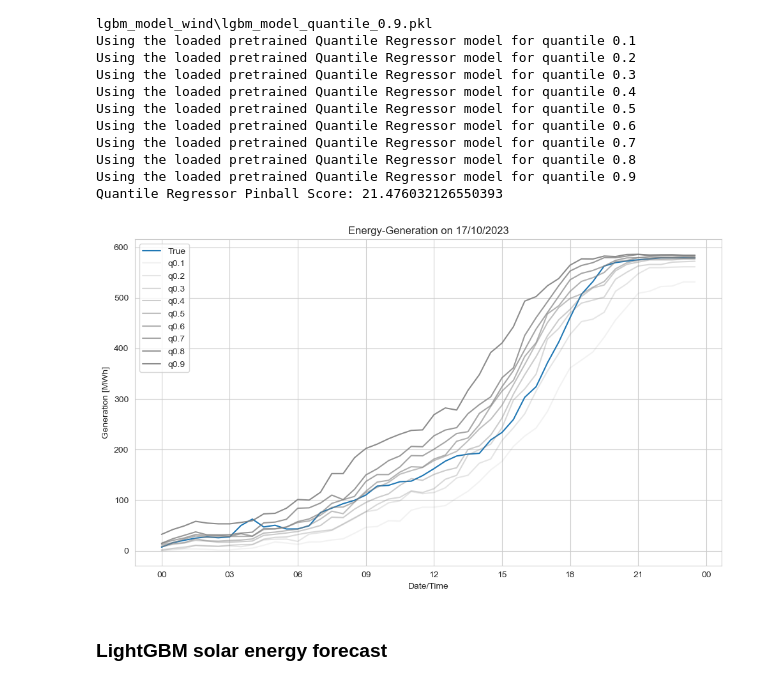
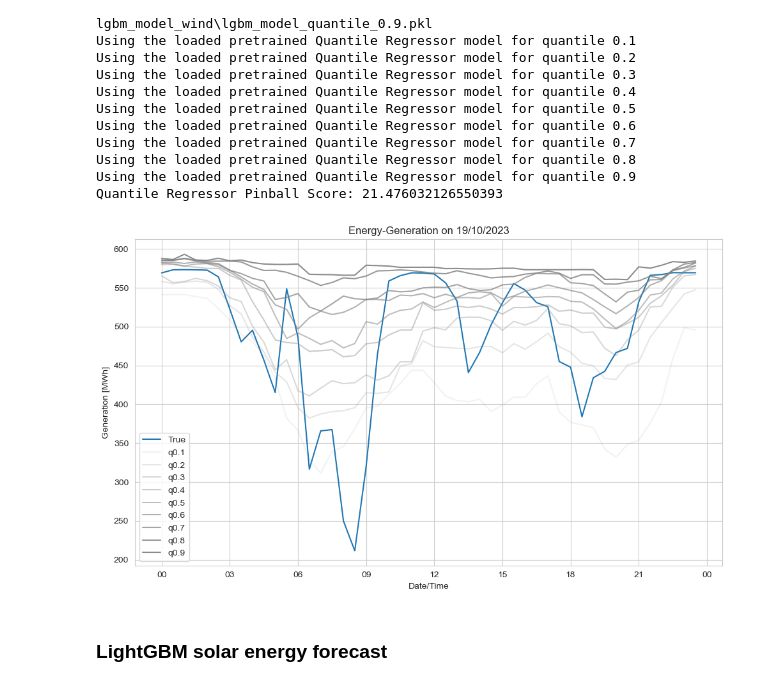
Before and after one commit to av1c3nna/awp2, a Jupyter notebook: code/model_training.ipynb, the cells around one changed output. Saved outputs shown, nothing was run; the diff lists cells and outputs as text; code cells hidden in the pictures.

```diff
--- a/code/model_training.ipynb
+++ b/code/model_training.ipynb
@@ -140,9 +140,9 @@ Using the loaded pretrained Quantile Regressor model for quantile 0.8
 Using the loaded pretrained Quantile Regressor model for quantile 0.9
 Quantile Regressor Pinball Score: 21.476032126550393
 # %%
-lgbm_model_wind.plot_quantils(feature_engineerer_wind.y_test.index, lgbm_model_wind.q_predictions, quantiles, month=10, day=17)
+lgbm_model_wind.plot_quantils(feature_engineerer_wind.y_test.index, lgbm_model_wind.q_predictions, quantiles, month=10, day=19)
 # %% [output]
-[figure, old version]
+[figure, new version]
 # %% [markdown]
 ### __LightGBM solar energy forecast__
 # %%
```
Also changed, not shown: parts of 23 cells of this notebook, 1 other file.
